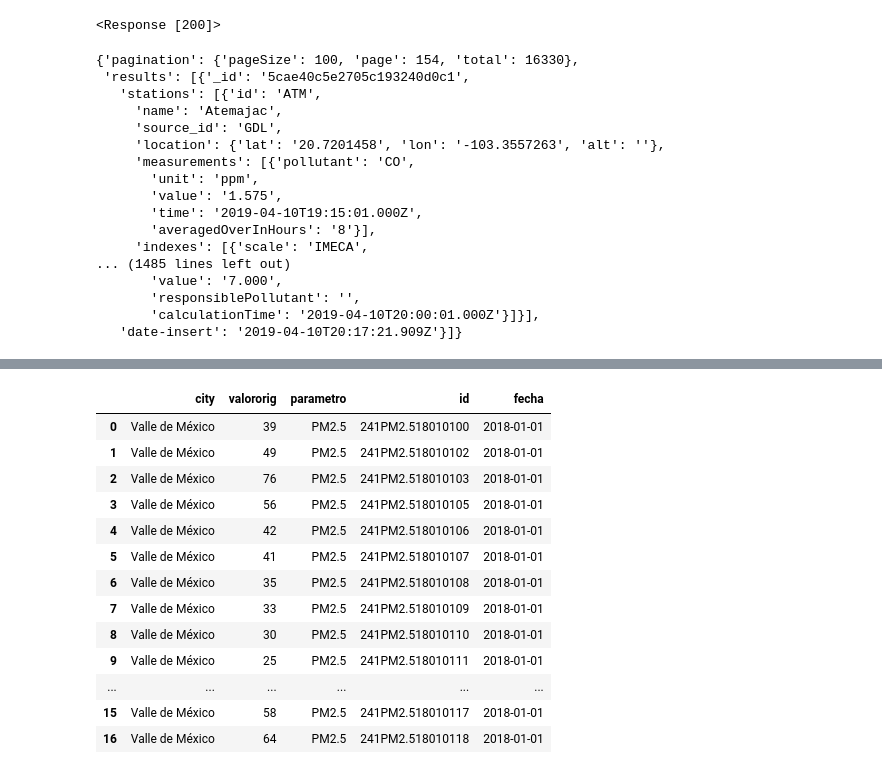
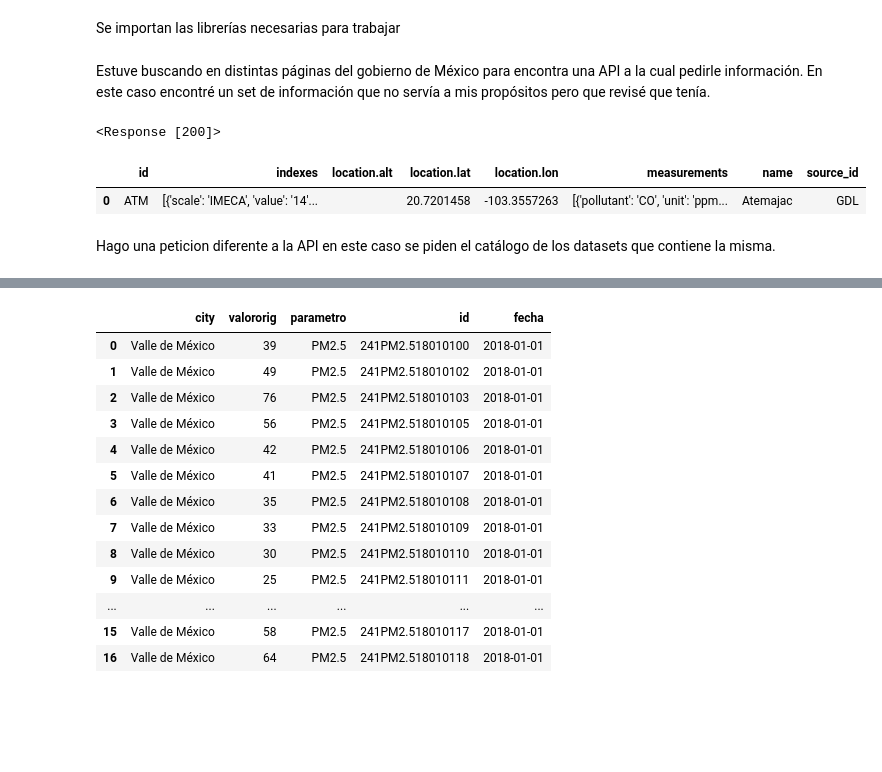
Before and after one commit to ta-data-mex/web-project, a Jupyter notebook: your-code/API Project.ipynb, the cells around one changed output, grey strips where cells are left out. Saved outputs shown, nothing was run; the diff lists cells and outputs as text; code cells hidden in the pictures; blank space fills up the shorter version.

```diff
--- a/your-code/API Project.ipynb
+++ b/your-code/API Project.ipynb
@@ -1,34 +1,34 @@
+# %% [markdown]
+Se importan las librerías necesarias para trabajar
 # %%
 import requests
 #import json
 import pandas as pd
 from pandas.io.json import json_normalize
-# %%
-request = requests.get('https://api.datos.gob.mx/v1/calidadAire?date-insert>2019-04-05&page=154')
-print(request)
-calidad_aire = request.json()
-calidad_aire #= json_normalize(calidad_aire)
-#flat_calidad_aire = json_normalize(calidad_aire.results[0])
-#flat_calidad_aire16632
-# %% [output]
-<Response [200]>
-{'pagination': {'pageSize': 100, 'page': 154, 'total': 16330},
- 'results': [{'_id': '5cae40c5e2705c193240d0c1',
-   'stations': [{'id': 'ATM',
-     'name': 'Atemajac',
-     'source_id': 'GDL',
-     'location': {'lat': '20.7201458', 'lon': '-103.3557263', 'alt': ''},
-     'measurements': [{'pollutant': 'CO',
-       'unit': 'ppm',
-       'value': '1.575',
-       'time': '2019-04-10T19:15:01.000Z',
-       'averagedOverInHours': '8'}],
-     'indexes': [{'scale': 'IMECA',
-... (1485 lines left out)
-       'value': '7.000',
-       'responsiblePollutant': '',
-       'calculationTime': '2019-04-10T20:00:01.000Z'}]}],
-   'date-insert': '2019-04-10T20:17:21.909Z'}]}
+# %% [markdown]
+Estuve buscando en distintas páginas del gobierno de México para encontra una API a la cual pedirle información. En este caso encontré un set de información que no servía a mis propósitos pero que revisé que tenía.
+# %%
+# En este código se hace la petición a la API.
+request = requests.get('https://api.datos.gob.mx/v1/calidadAire?date-insert>2019-04-05&page=154')
+# Se imprimé la respuesta a la petición para saber si es correcta (200)
+print(request)
+# Se transforma la información solicitada que viene en un json a un diccionario.
+calidad_aire = request.json()
+# Se normaliza la información para ver cómo está configurada
+calidad_aire = json_normalize(calidad_aire)
+# Como contiene un diccionario con diccionarios y listas de diccionarios adentro, para entrar en el que me interesa
+# normalizo o entro en el diccionario "results" que parece es donde viene la información que me interesa.
+flat_calidad_aire = json_normalize(calidad_aire.results[0])
+# Este diccionario contiene más diccionarios así que normalizo la información sobre "stations" para ver qué contiene.
+flat_calidad_aire = json_normalize(flat_calidad_aire.stations[0])
+# Imprimo la normalización.
+flat_calidad_aire
+# %% [output]
+<Response [200]>
+|  | id | indexes | location.alt | location.lat | location.lon | measurements | name | source_id |
+| 0 | ATM | [{'scale': 'IMECA', 'value': '14'... |  | 20.7201458 | -103.3557263 | [{'pollutant': 'CO', 'unit': 'ppm... | Atemajac | GDL |
+# %% [markdown]
+Hago una peticion diferente a la API en este caso se piden el catálogo de los datasets que contiene la misma.
 # %%
 request = requests.get('https://api.datos.gob.mx/v1/datasets/')
 request
```
Also changed, not shown: parts of 27 cells of this notebook, 3 other files.
